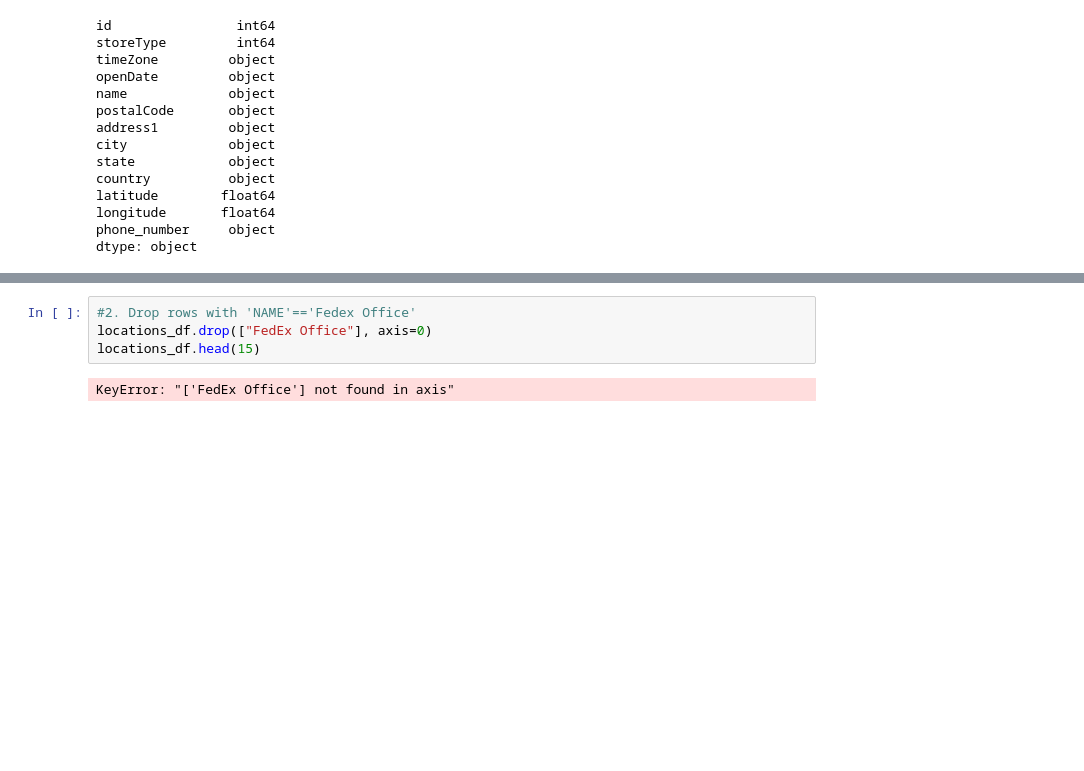
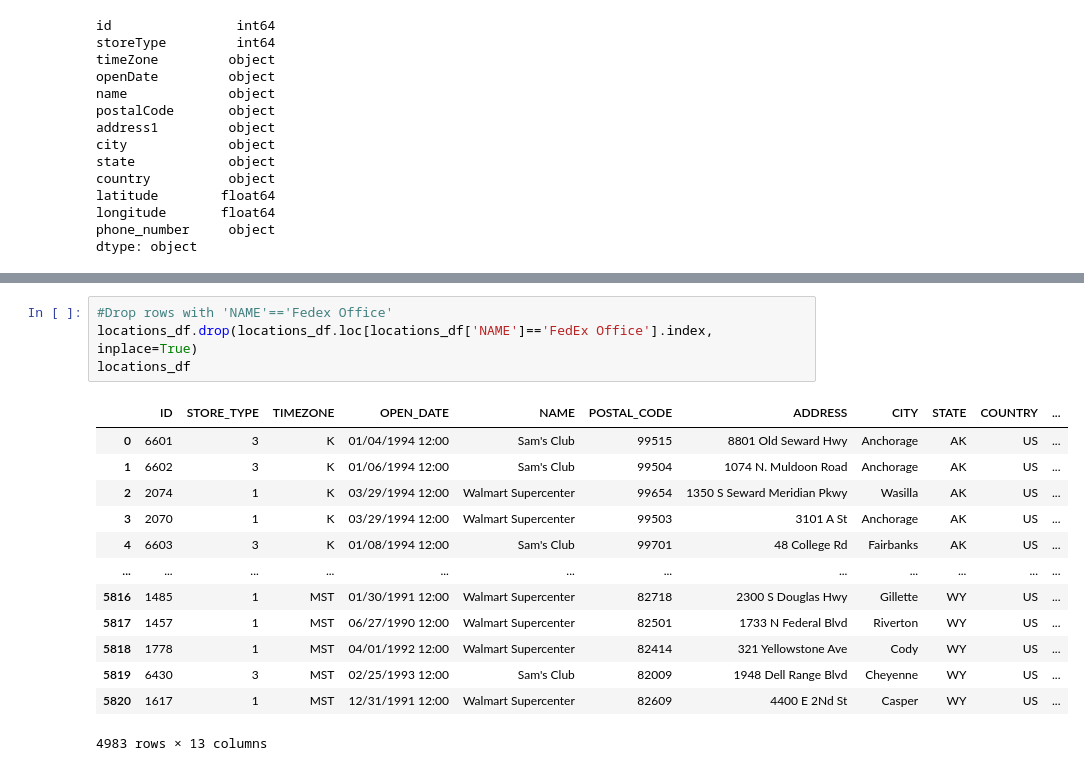
Before and after one commit to beckyydo/Project-2, a Jupyter notebook: MergeData4and6.ipynb, the cells around one changed output, grey strips where cells are left out. Cells and saved outputs as stored; diff of their text form; blank space fills up the shorter version.

```diff
--- a/MergeData4and6.ipynb
+++ b/MergeData4and6.ipynb
@@ -234,6 +234,18 @@ print(locations_df[250:275])
 # %%
-#2. Drop rows with 'NAME'=='Fedex Office'
-locations_df.drop(["FedEx Office"], axis=0)
-locations_df.head(15)
+#Drop rows with 'NAME'=='Fedex Office'
+locations_df.drop(locations_df.loc[locations_df['NAME']=='FedEx Office'].index, inplace=True)
+locations_df
 # %% [output]
+|  | ID | STORE_TYPE | TIMEZONE | OPEN_DATE | NAME | POSTAL_CODE | ADDRESS | CITY | STATE | COUNTRY | ... |
+| 0 | 6601 | 3 | K | 01/04/1994 12:00 | Sam's Club | 99515 | 8801 Old Seward Hwy | Anchorage | AK | US | ... |
+| 1 | 6602 | 3 | K | 01/06/1994 12:00 | Sam's Club | 99504 | 1074 N. Muldoon Road | Anchorage | AK | US | ... |
+| 2 | 2074 | 1 | K | 03/29/1994 12:00 | Walmart Supercenter | 99654 | 1350 S Seward Meridian Pkwy | Wasilla | AK | US | ... |
+| 3 | 2070 | 1 | K | 03/29/1994 12:00 | Walmart Supercenter | 99503 | 3101 A St | Anchorage | AK | US | ... |
+| 4 | 6603 | 3 | K | 01/08/1994 12:00 | Sam's Club | 99701 | 48 College Rd | Fairbanks | AK | US | ... |
+| ... | ... | ... | ... | ... | ... | ... | ... | ... | ... | ... | ... |
+| 5816 | 1485 | 1 | MST | 01/30/1991 12:00 | Walmart Supercenter | 82718 | 2300 S Douglas Hwy | Gillette | WY | US | ... |
+| 5817 | 1457 | 1 | MST | 06/27/1990 12:00 | Walmart Supercenter | 82501 | 1733 N Federal Blvd | Riverton | WY | US | ... |
+| 5818 | 1778 | 1 | MST | 04/01/1992 12:00 | Walmart Supercenter | 82414 | 321 Yellowstone Ave | Cody | WY | US | ... |
+| 5819 | 6430 | 3 | MST | 02/25/1993 12:00 | Sam's Club | 82009 | 1948 Dell Range Blvd | Cheyenne | WY | US | ... |
+| 5820 | 1617 | 1 | MST | 12/31/1991 12:00 | Walmart Supercenter | 82609 | 4400 E 2Nd St | Casper | WY | US | ... |
-KeyError: "['FedEx Office'] not found in axis"
+4983 rows × 13 columns
```
Also changed, not shown: parts of 8 cells of this notebook.
